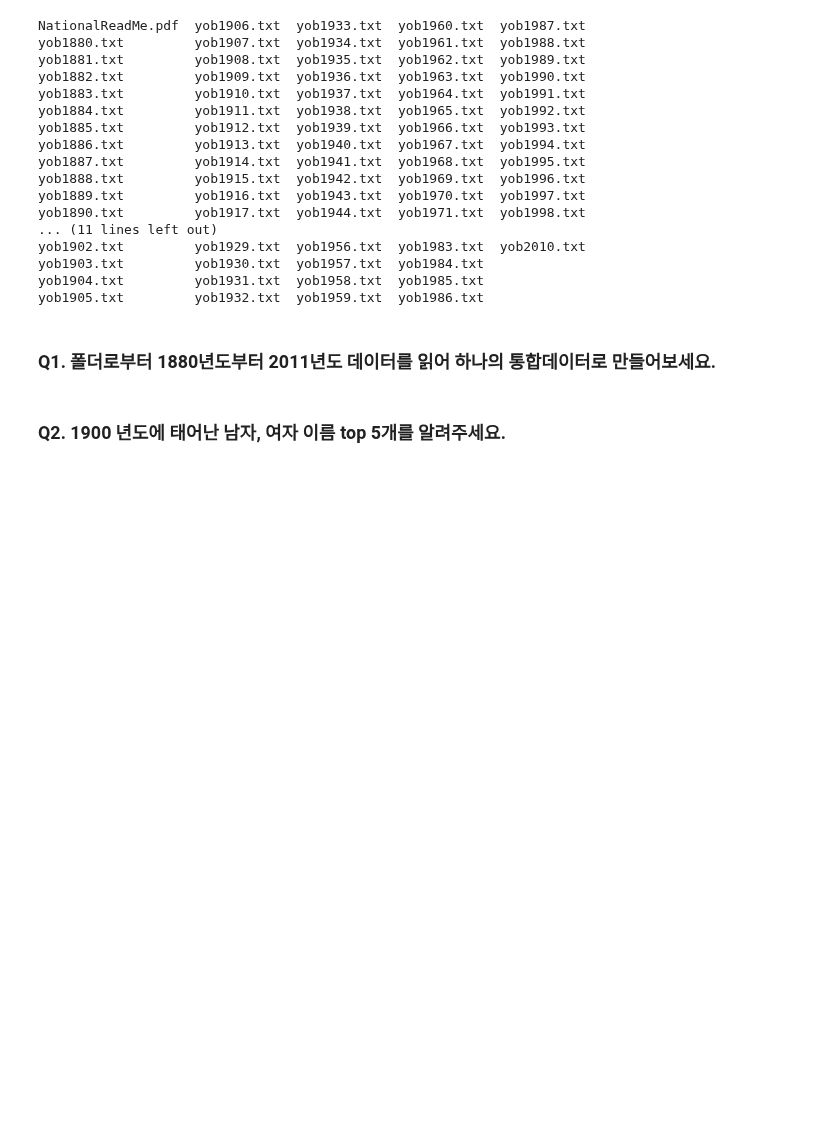
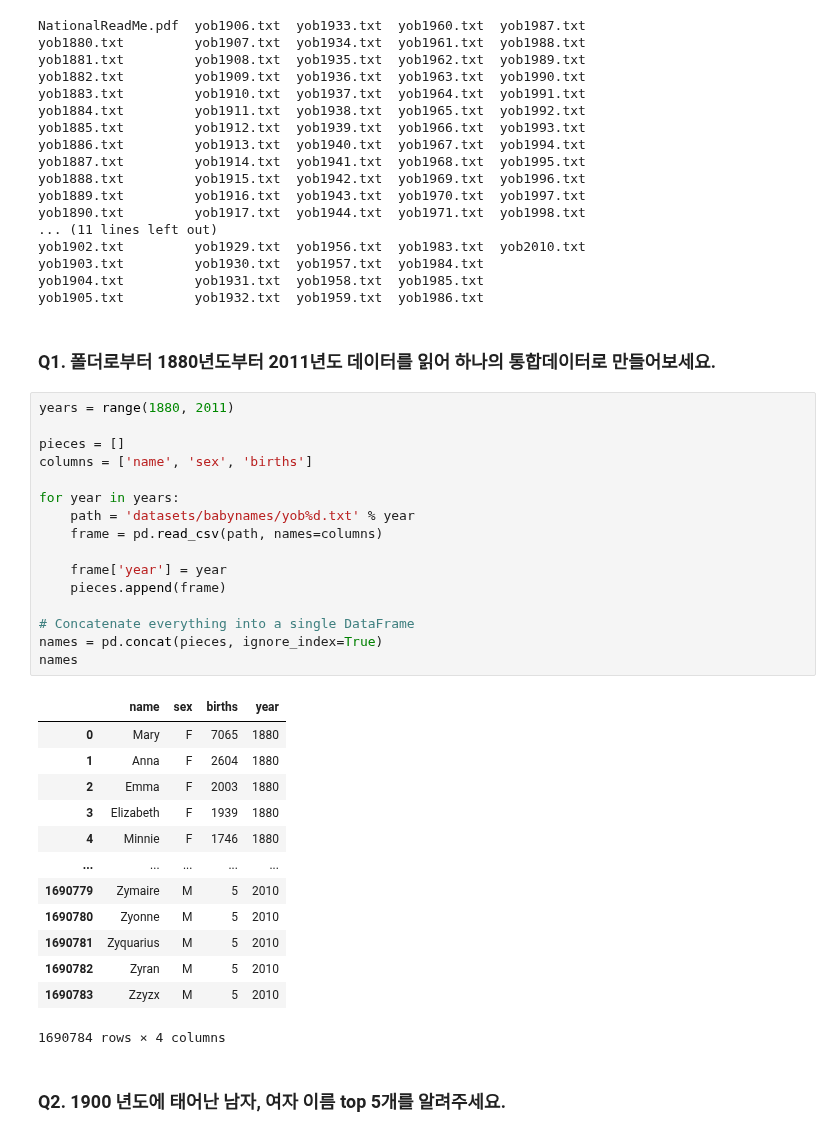
Before and after one commit to kcw0331/Environmental-Health-Big-Data-Analysis, a Jupyter notebook: 14주차/Test_python.ipynb, the cells around one changed output. Cells and saved outputs as stored; diff of their text form; blank space fills up the shorter version.

```diff
--- a/14주차/Test_python.ipynb
+++ b/14주차/Test_python.ipynb
@@ -52,5 +54,35 @@ yob1904.txt         yob1931.txt  yob1958.txt  yob1985.txt
 yob1905.txt         yob1932.txt  yob1959.txt  yob1986.txt
 # %% [markdown]
 ### Q1. 폴더로부터 1880년도부터 2011년도 데이터를 읽어 하나의 통합데이터로 만들어보세요.
+# %%
+years = range(1880, 2011)
+
+pieces = []
+columns = ['name', 'sex', 'births']
+
+for year in years:
+    path = 'datasets/babynames/yob%d.txt' % year
+    frame = pd.read_csv(path, names=columns)
+
+    frame['year'] = year
+    pieces.append(frame)
+
+# Concatenate everything into a single DataFrame
+names = pd.concat(pieces, ignore_index=True)
+names
+# %% [output]
+|  | name | sex | births | year |
+| 0 | Mary | F | 7065 | 1880 |
+| 1 | Anna | F | 2604 | 1880 |
+| 2 | Emma | F | 2003 | 1880 |
+| 3 | Elizabeth | F | 1939 | 1880 |
+| 4 | Minnie | F | 1746 | 1880 |
+| ... | ... | ... | ... | ... |
+| 1690779 | Zymaire | M | 5 | 2010 |
+| 1690780 | Zyonne | M | 5 | 2010 |
+| 1690781 | Zyquarius | M | 5 | 2010 |
+| 1690782 | Zyran | M | 5 | 2010 |
+| 1690783 | Zzyzx | M | 5 | 2010 |
+1690784 rows × 4 columns
 # %% [markdown]
 ### Q2. 1900 년도에 태어난 남자, 여자 이름 top 5개를 알려주세요.
```
Also changed, not shown: parts of 8 cells of this notebook.
